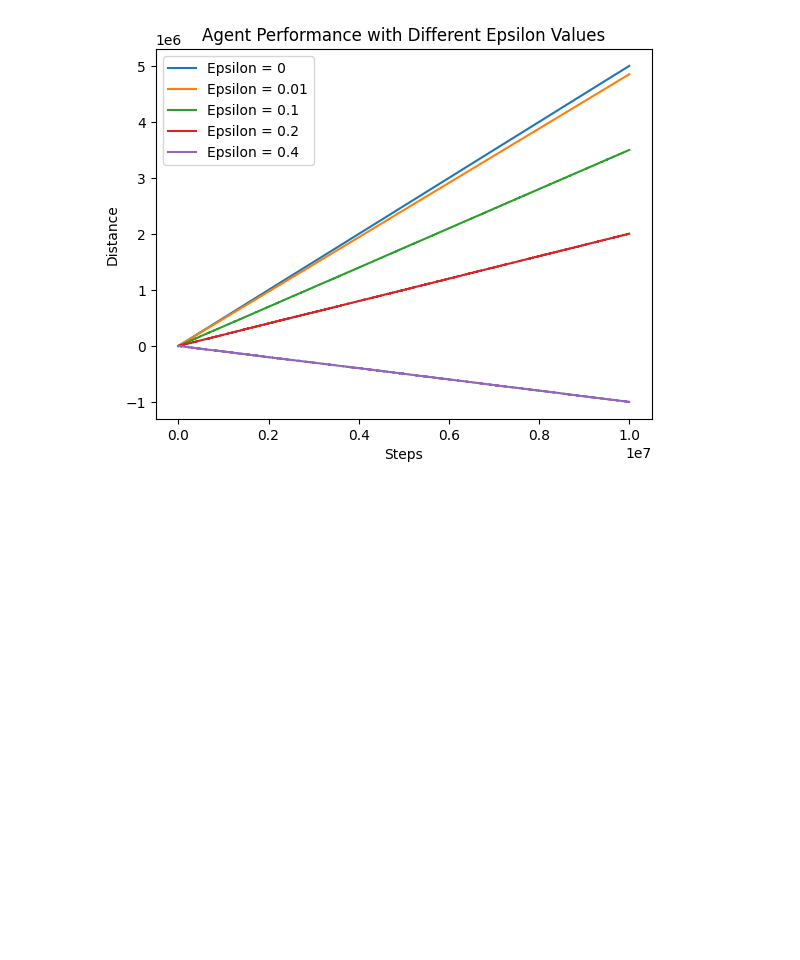
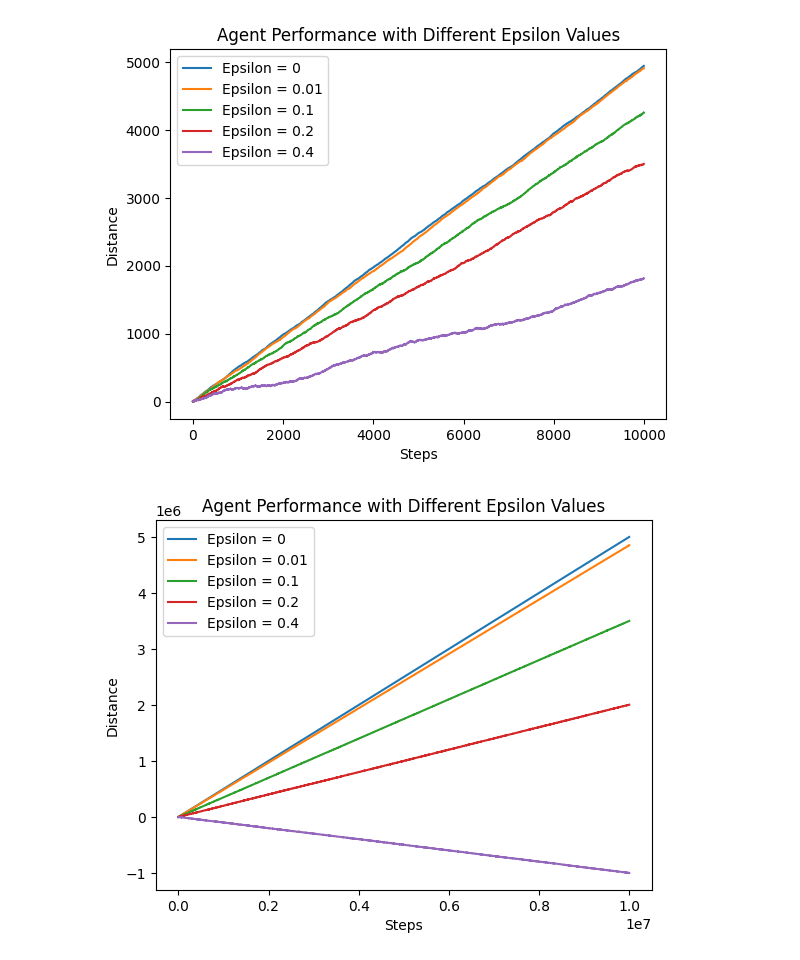
Before and after one commit to jkcte/RL, a Jupyter notebook: rlLearning.ipynb, the cells around one changed output. Cells and saved outputs as stored; diff of their text form; code cells hidden in the pictures; blank space fills up the shorter version.

```diff
--- a/rlLearning.ipynb
+++ b/rlLearning.ipynb
@@ -56,4 +56,36 @@ Q-values: {1: np.int64(488), 2: np.int64(-56)}
 It's better to take walk1.
+# %%
+# Create agents with different epsilon values
+epsilons = [0, 0.01, 0.1, 0.2, 0.4]
+agents = [Agent(epsilon=eps) for eps in epsilons]
+n_steps = 10000
+
+# Initialize lists to store distances for each agent
+distances = [[] for _ in range(len(agents))]
+
+# Simulate the agents' actions and update Q-values
+for i, agent in enumerate(agents):
+    for step in range(n_steps):
+        action = agent.choose_action()
+        if action == 1:
+            chosen_step = walk1()
+        else:
+            chosen_step = walk2()
+        reward = chosen_step
+        agent.update_q_values(action, reward)
+        distances[i].append(agent.distance)
+
+# Plot the results
+for i, eps in enumerate(epsilons):
+    plt.plot(distances[i], label=f'Epsilon = {eps}')
+
+plt.xlabel('Steps')
+plt.ylabel('Distance')
+plt.title('Agent Performance with Different Epsilon Values')
+plt.legend()
+plt.show()
+# %% [output]
+[figure, added]
 # %%
 # Create agents with different epsilon values
 epsilons = [0, 0.01, 0.1, 0.2, 0.4]
```
Also changed, not shown: parts of 2 cells of this notebook.
